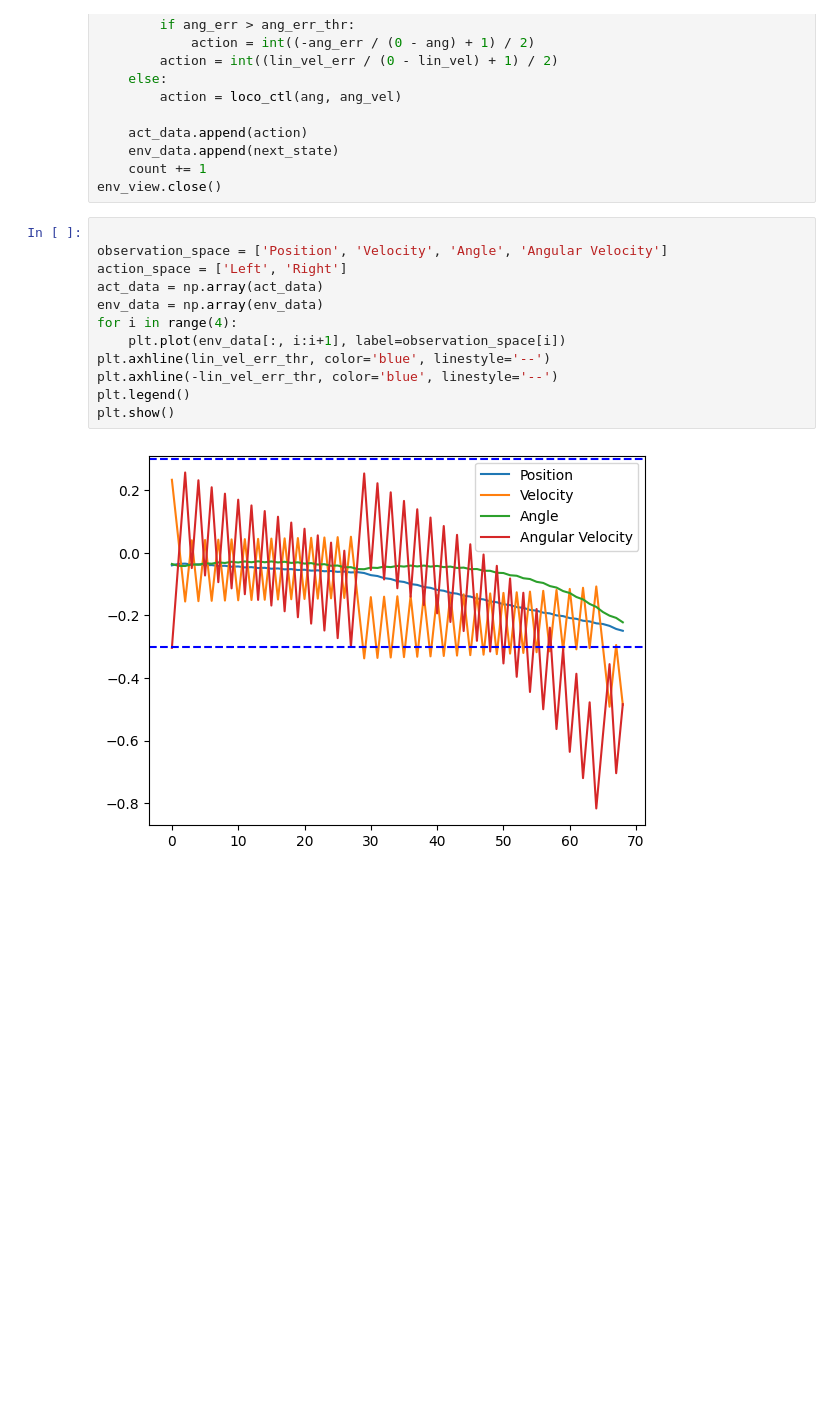
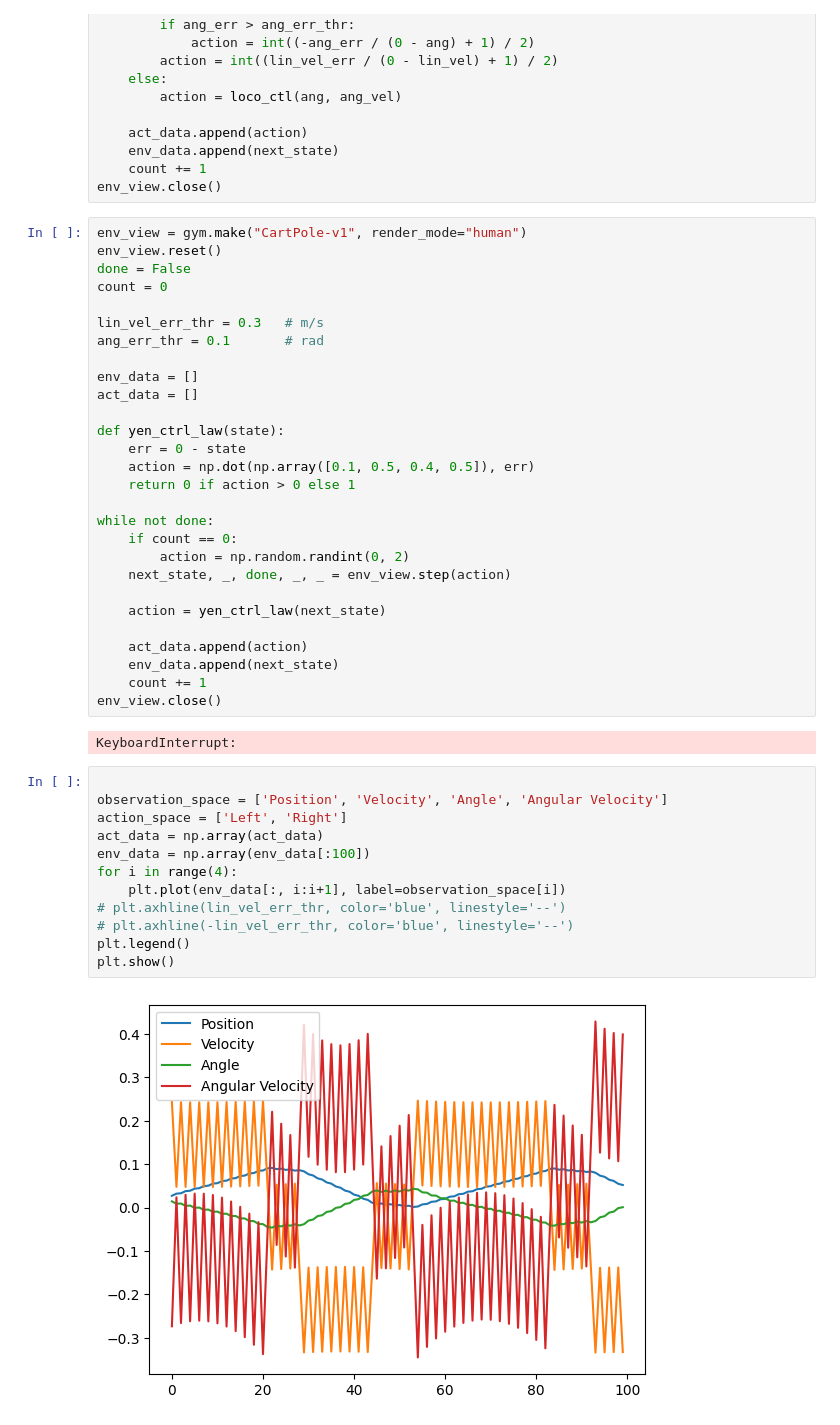
Before and after one commit to richard98hess444/rl-tutorial, a Jupyter notebook: cartpole/pid_control.ipynb, the cells around one changed output. Drawn from its saved outputs; the diff is of its cells as text; blank space fills up the shorter version.

```diff
--- a/cartpole/pid_control.ipynb
+++ b/cartpole/pid_control.ipynb
@@ -99,17 +99,47 @@ while not done:
     env_data.append(next_state)
     count += 1
 env_view.close()
+# %%
+env_view = gym.make("CartPole-v1", render_mode="human")
+env_view.reset()
+done = False
+count = 0
+
+lin_vel_err_thr = 0.3   # m/s
+ang_err_thr = 0.1       # rad
+
+env_data = []
+act_data = []
+
+def yen_ctrl_law(state):
+    err = 0 - state
+    action = np.dot(np.array([0.1, 0.5, 0.4, 0.5]), err)
+    return 0 if action > 0 else 1
+
+while not done:
+    if count == 0:
+        action = np.random.randint(0, 2)
+    next_state, _, done, _, _ = env_view.step(action)
+
+    action = yen_ctrl_law(next_state)
+
+    act_data.append(action)
+    env_data.append(next_state)
+    count += 1
+env_view.close()
+# %% [output]
+KeyboardInterrupt:
 # %%
 
 observation_space = ['Position', 'Velocity', 'Angle', 'Angular Velocity']
 action_space = ['Left', 'Right']
 act_data = np.array(act_data)
-env_data = np.array(env_data)
+env_data = np.array(env_data[:100])
 for i in range(4):
     plt.plot(env_data[:, i:i+1], label=observation_space[i])
-plt.axhline(lin_vel_err_thr, color='blue', linestyle='--')
-plt.axhline(-lin_vel_err_thr, color='blue', linestyle='--')
+# plt.axhline(lin_vel_err_thr, color='blue', linestyle='--')
+# plt.axhline(-lin_vel_err_thr, color='blue', linestyle='--')
 plt.legend()
 plt.show()
 # %% [output]
-[figure, old version]
+[figure, new version]
```
Also changed, not shown: parts of 3 cells of this notebook, 1 other file.
